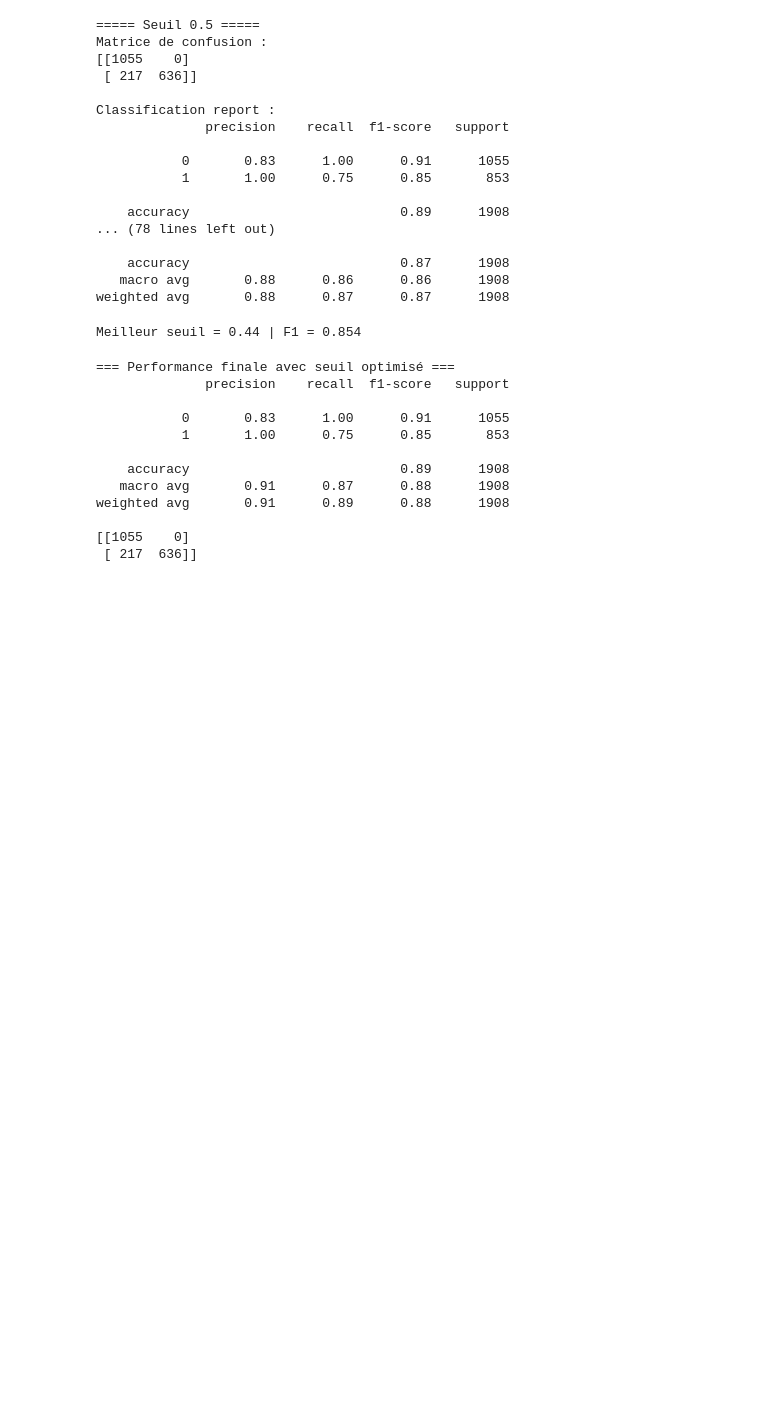
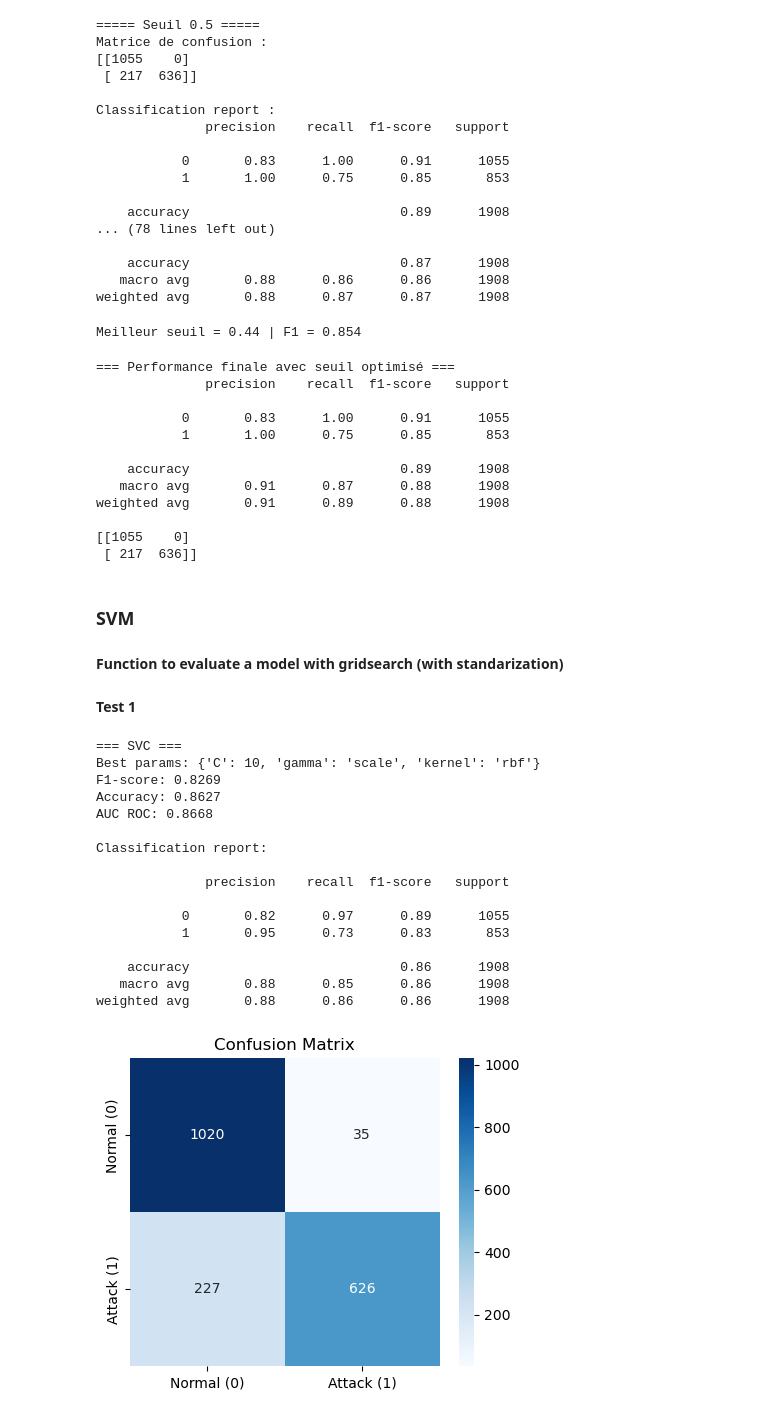
Before and after one commit to manGjv/Cybersecurity-Intrusion-Detection, a Jupyter notebook: project.ipynb, the cells around one changed output. Drawn from its saved outputs; the diff is of its cells as text; code cells hidden in the pictures; blank space fills up the shorter version.

```diff
--- a/project.ipynb
+++ b/project.ipynb
@@ -725,3 +736,7 @@ weighted avg       0.91      0.89      0.88      1908
 
 [[1055    0]
  [ 217  636]]
+# %% [markdown]
+### SVM
+# %% [markdown]
+**Function to evaluate a model with gridsearch (with standarization)**
@@ -727,0 +782,35 @@ weighted avg       0.91      0.89      0.88      1908
+# %% [markdown]
+**Test 1**
+# %%
+svm = SVC(random_state=42, probability=True)
+
+param_grid_svm = {
+    'C': [0.1, 1, 10],
+    'kernel': ['linear', 'rbf', 'poly'],
+    'gamma': ['scale', 'auto']
+}
+
+best_svm = evaluate_with_gridsearch(
+    svm,
+    param_grid_svm,
+    X_train, y_train,
+    X_test, y_test
+)
+# %% [output]
+=== SVC ===
+Best params: {'C': 10, 'gamma': 'scale', 'kernel': 'rbf'}
+F1-score: 0.8269
+Accuracy: 0.8627
+AUC ROC: 0.8668
+
+Classification report:
+
+              precision    recall  f1-score   support
+
+           0       0.82      0.97      0.89      1055
+           1       0.95      0.73      0.83       853
+
+    accuracy                           0.86      1908
+   macro avg       0.88      0.85      0.86      1908
+weighted avg       0.88      0.86      0.86      1908
+[figure, added]
```
Also changed, not shown: parts of 18 cells of this notebook.
